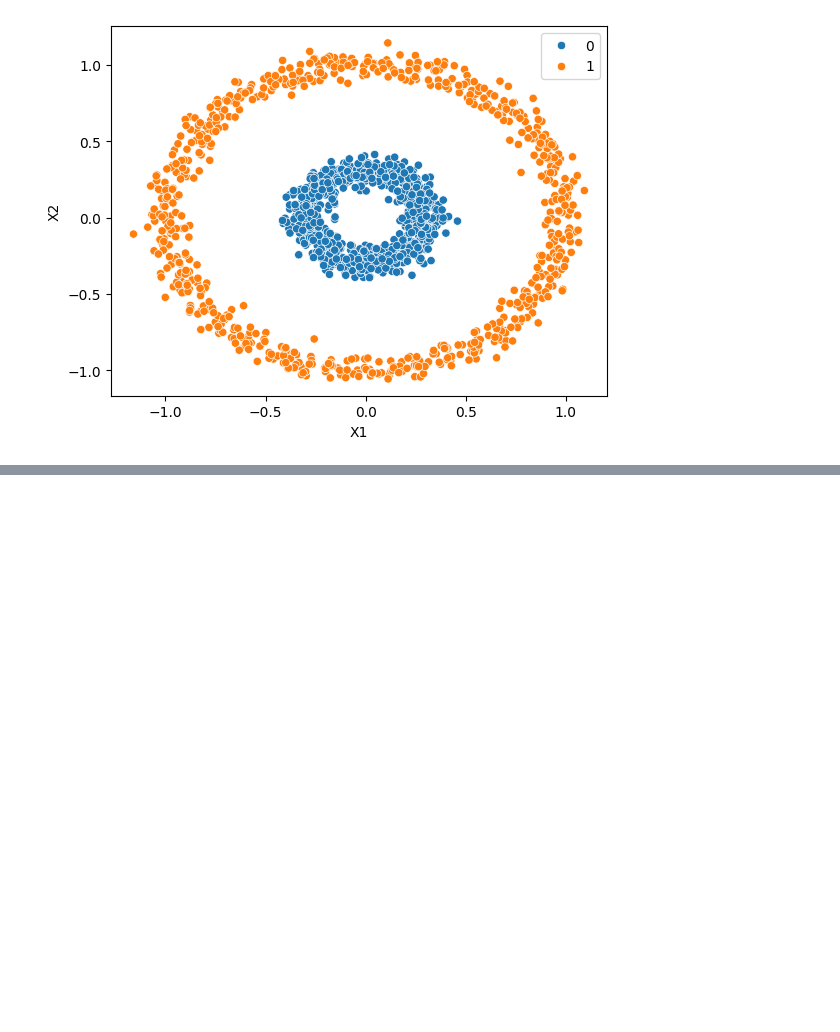
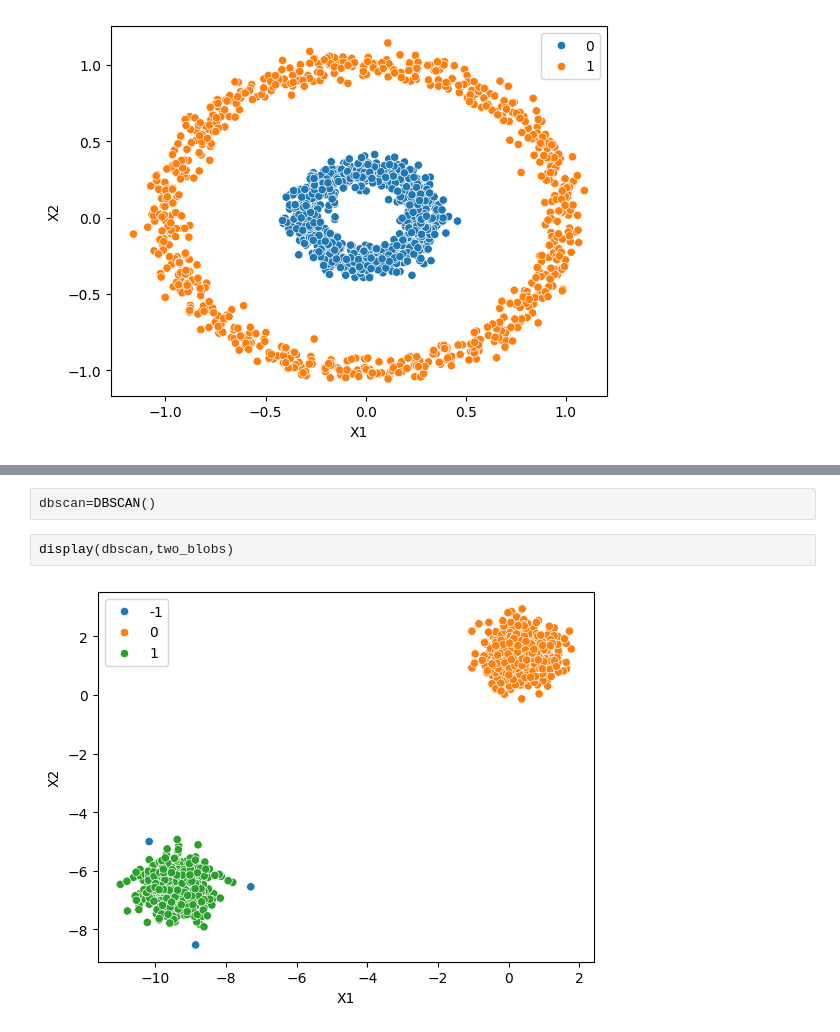
Before and after one commit to Rushikesh419/Machine-learning, a Jupyter notebook: DBSCAN_vs_KMeans.ipynb, the cells around one changed output, grey strips where cells are left out. Saved outputs shown, nothing was run; the diff lists cells and outputs as text; blank space fills up the shorter version.

```diff
--- a/DBSCAN_vs_KMeans.ipynb
+++ b/DBSCAN_vs_KMeans.ipynb
@@ -101,0 +148,6 @@ display(model,circles)
+# %%
+dbscan=DBSCAN()
+# %%
+display(dbscan,two_blobs)
+# %% [output]
+[figure, added]
```
Also changed, not shown: parts of 16 cells of this notebook.
